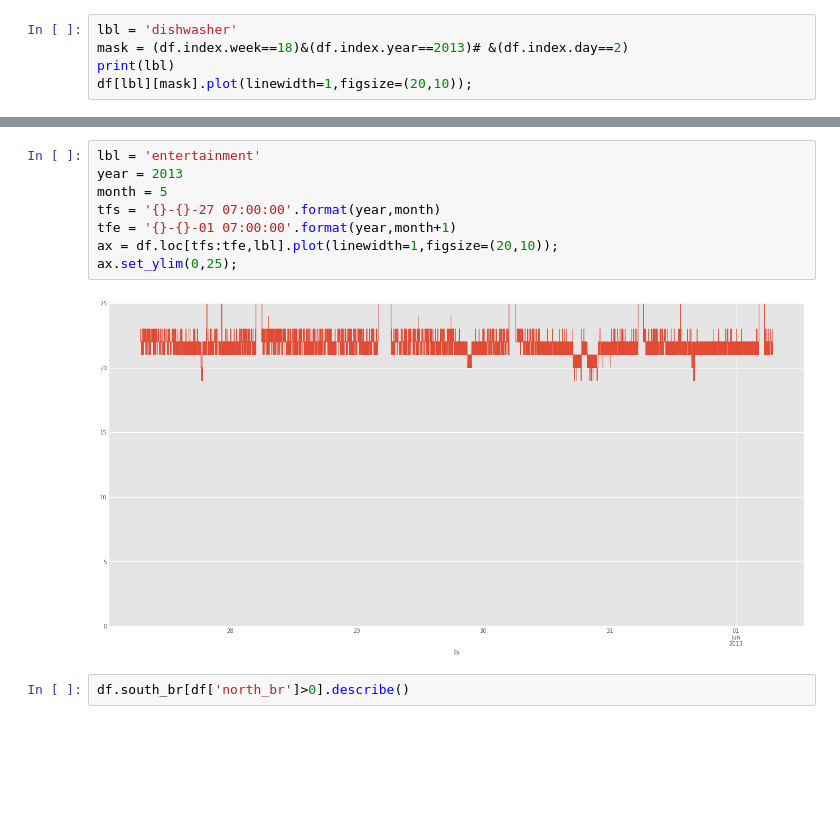
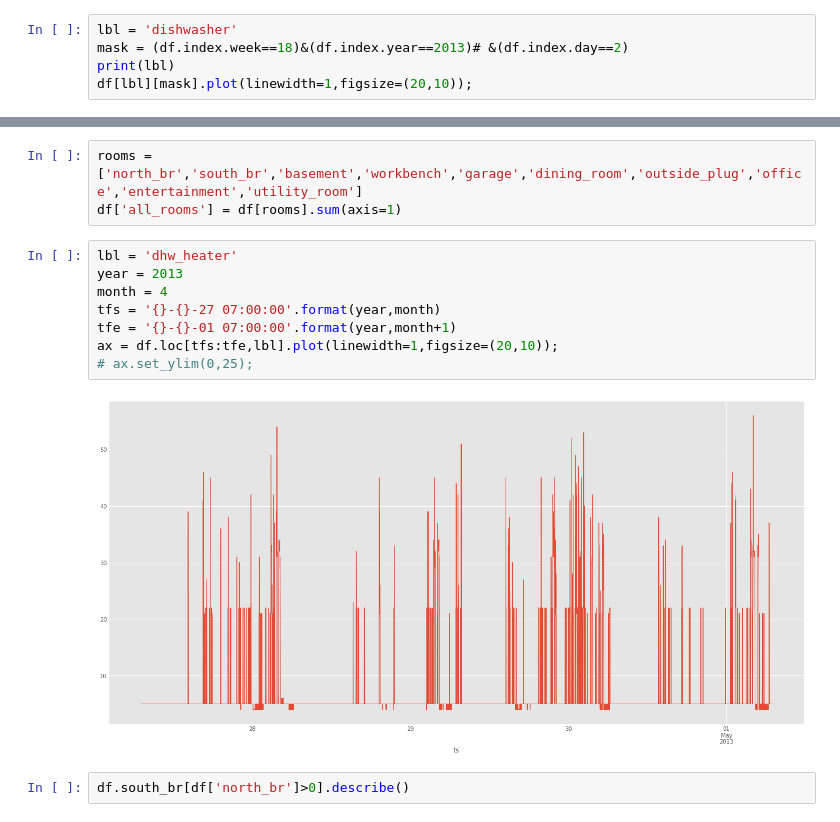
Before and after one commit to enmyj/gafp, a Jupyter notebook: elec_exploratory.ipynb, the cells around one changed output, grey strips where cells are left out. Saved outputs shown, nothing was run; the diff lists cells and outputs as text; blank space fills up the shorter version.

```diff
--- a/elec_exploratory.ipynb
+++ b/elec_exploratory.ipynb
@@ -161,13 +222,16 @@ df[lbl][mask].plot(linewidth=1,figsize=(20,10));
+# %%
+rooms = ['north_br','south_br','basement','workbench','garage','dining_room','outside_plug','office','entertainment','utility_room']
+df['all_rooms'] = df[rooms].sum(axis=1)
 # %%
-lbl = 'entertainment'
+lbl = 'dhw_heater'
 year = 2013
-month = 5
+month = 4
 tfs = '{}-{}-27 07:00:00'.format(year,month)
 tfe = '{}-{}-01 07:00:00'.format(year,month+1)
 ax = df.loc[tfs:tfe,lbl].plot(linewidth=1,figsize=(20,10));
-ax.set_ylim(0,25);
+# ax.set_ylim(0,25);
 # %% [output]
-[figure, old version]
+[figure, new version]
 # %%
 df.south_br[df['north_br']>0].describe()
 # %%
```
Also changed, not shown: parts of 11 cells of this notebook, 1 other file.
